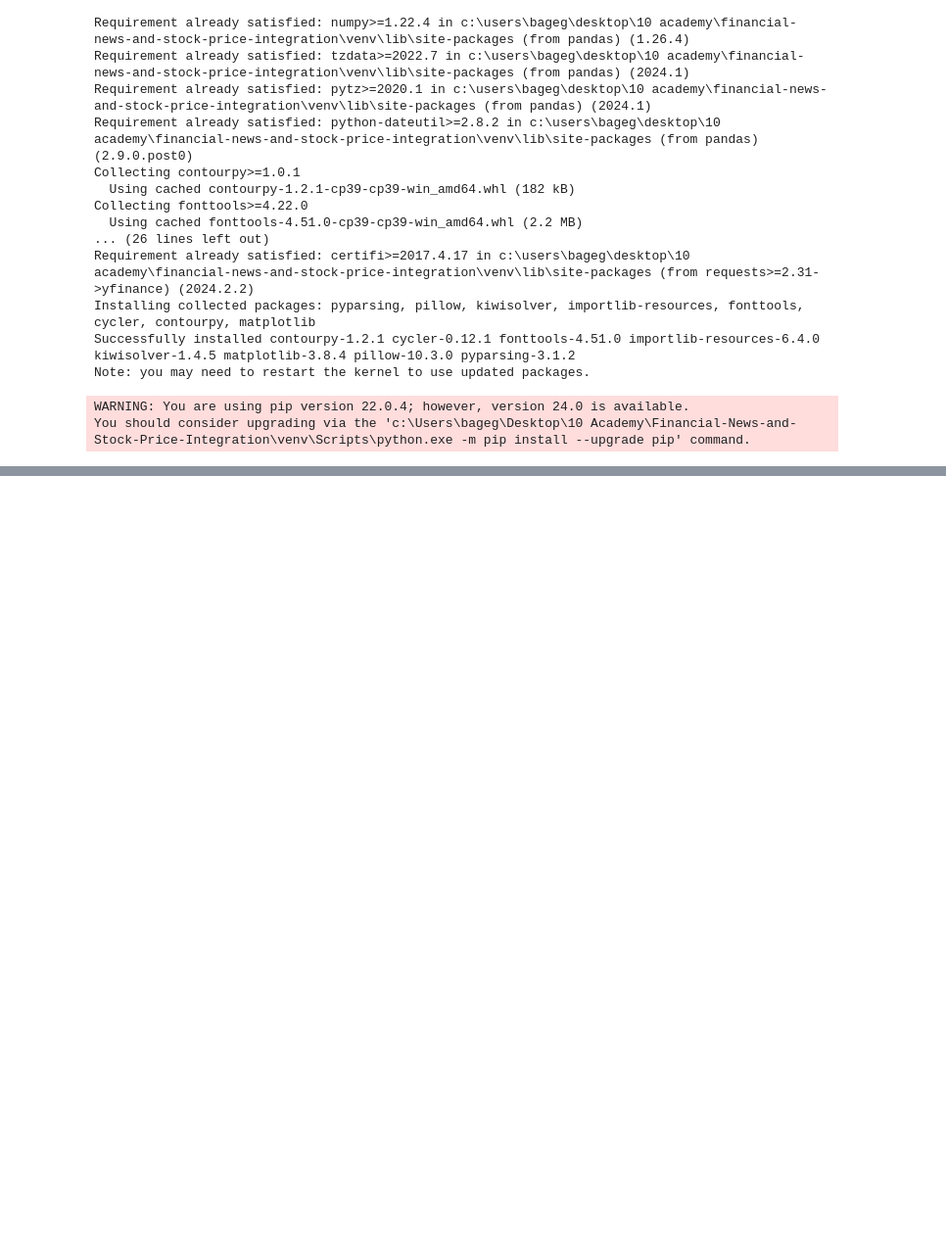
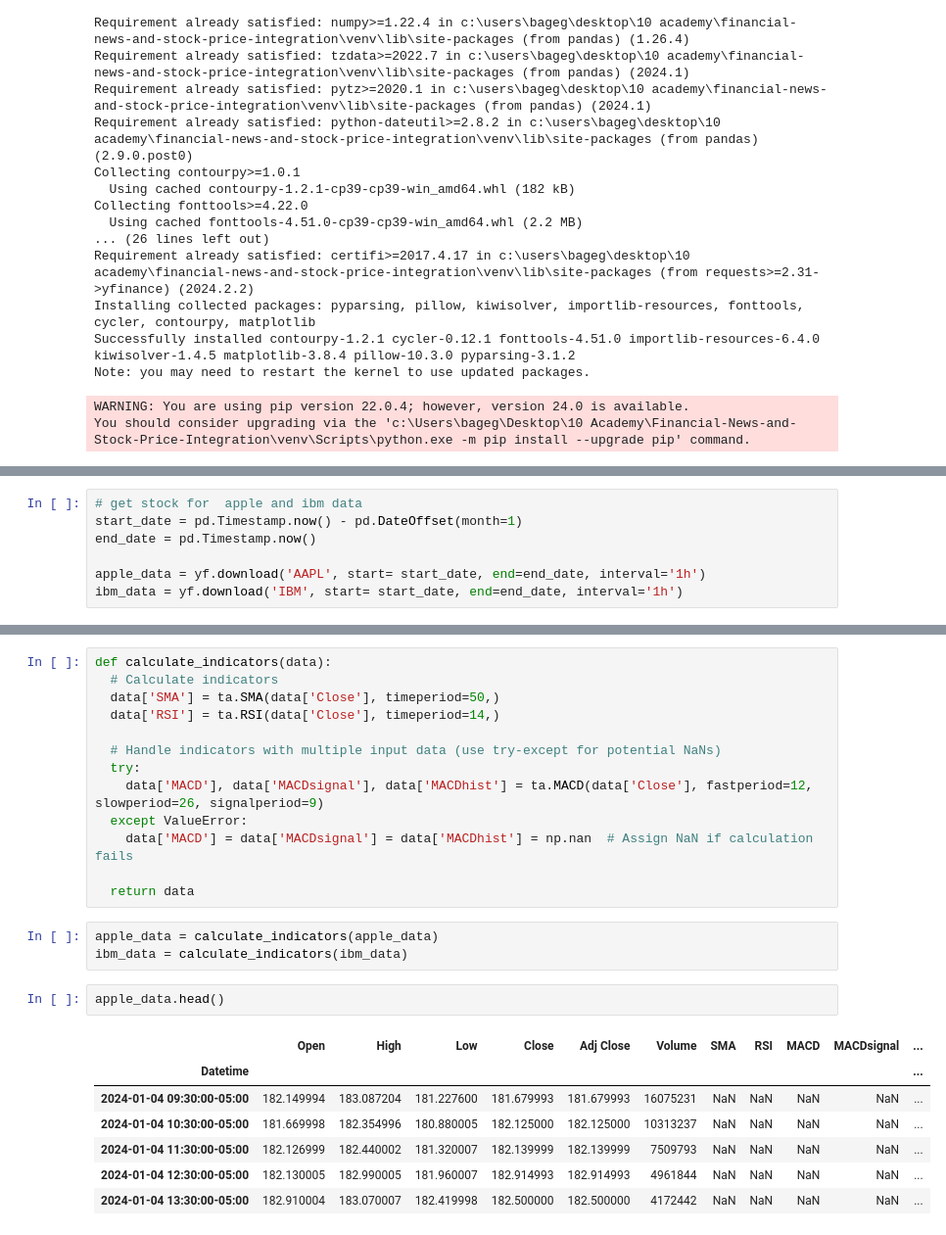
Before and after one commit to mihretgold/Financial-News-and-Stock-Price-Integration, a Jupyter notebook: notebooks/analysis2.ipynb, the cells around one changed output, grey strips where cells are left out. Shown: that part at 98% size. Saved outputs shown, nothing was run; the diff lists cells and outputs as text; blank space fills up the shorter version.

```diff
--- a/notebooks/analysis2.ipynb
+++ b/notebooks/analysis2.ipynb
@@ -59,0 +114,7 @@ Failed to get ticker 'VSR' reason: HTTPSConnectionPool(host='query2.finance.yaho
+# %%
+# get stock for  apple and ibm data
+start_date = pd.Timestamp.now() - pd.DateOffset(month=1)
+end_date = pd.Timestamp.now()
+
+apple_data = yf.download('AAPL', start= start_date, end=end_date, interval='1h')
+ibm_data = yf.download('IBM', start= start_date, end=end_date, interval='1h')
@@ -59,0 +144,26 @@ Failed to get ticker 'VSR' reason: HTTPSConnectionPool(host='query2.finance.yaho
+# %%
+def calculate_indicators(data):
+  # Calculate indicators
+  data['SMA'] = ta.SMA(data['Close'], timeperiod=50,)
+  data['RSI'] = ta.RSI(data['Close'], timeperiod=14,)
+
+  # Handle indicators with multiple input data (use try-except for potential NaNs)
+  try:
+    data['MACD'], data['MACDsignal'], data['MACDhist'] = ta.MACD(data['Close'], fastperiod=12, slowperiod=26, signalperiod=9)
+  except ValueError:
+    data['MACD'] = data['MACDsignal'] = data['MACDhist'] = np.nan  # Assign NaN if calculation fails
+
+  return data
+# %%
+apple_data = calculate_indicators(apple_data)
+ibm_data = calculate_indicators(ibm_data)
+# %%
+apple_data.head()
+# %% [output]
+|  | Open | High | Low | Close | Adj Close | Volume | SMA | RSI | MACD | MACDsignal | ... |
+| Datetime |  |  |  |  |  |  |  |  |  |  | ... |
+| 2024-01-04 09:30:00-05:00 | 182.149994 | 183.087204 | 181.227600 | 181.679993 | 181.679993 | 16075231 | NaN | NaN | NaN | NaN | ... |
+| 2024-01-04 10:30:00-05:00 | 181.669998 | 182.354996 | 180.880005 | 182.125000 | 182.125000 | 10313237 | NaN | NaN | NaN | NaN | ... |
+| 2024-01-04 11:30:00-05:00 | 182.126999 | 182.440002 | 181.320007 | 182.139999 | 182.139999 | 7509793 | NaN | NaN | NaN | NaN | ... |
+| 2024-01-04 12:30:00-05:00 | 182.130005 | 182.990005 | 181.960007 | 182.914993 | 182.914993 | 4961844 | NaN | NaN | NaN | NaN | ... |
+| 2024-01-04 13:30:00-05:00 | 182.910004 | 183.070007 | 182.419998 | 182.500000 | 182.500000 | 4172442 | NaN | NaN | NaN | NaN | ... |
```
Also changed, not shown: parts of 15 cells of this notebook.
